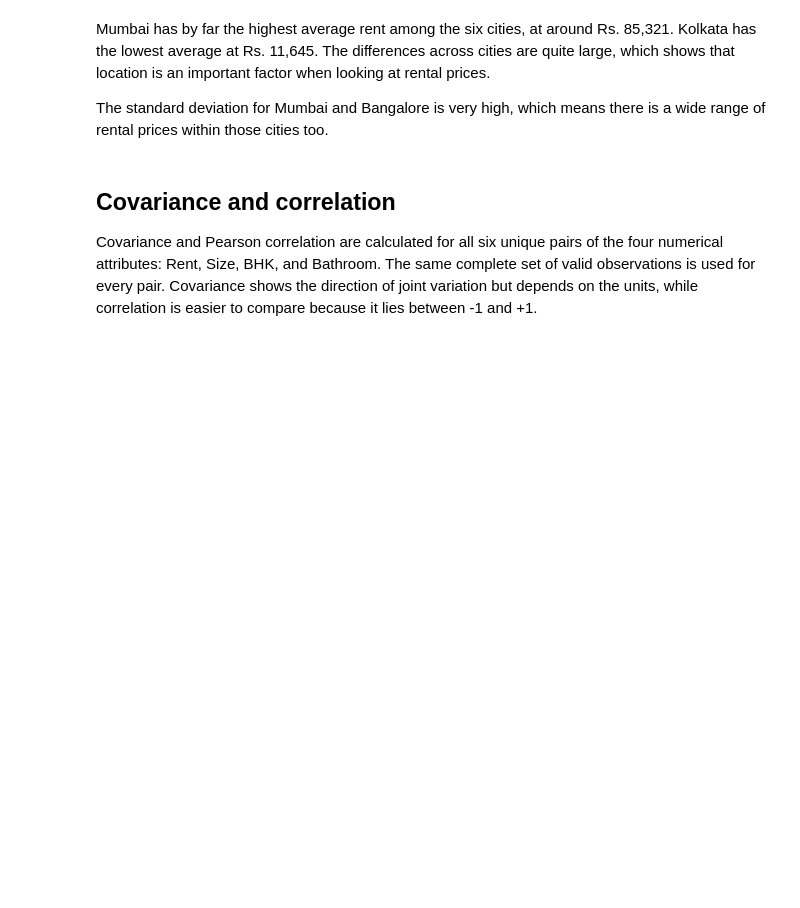
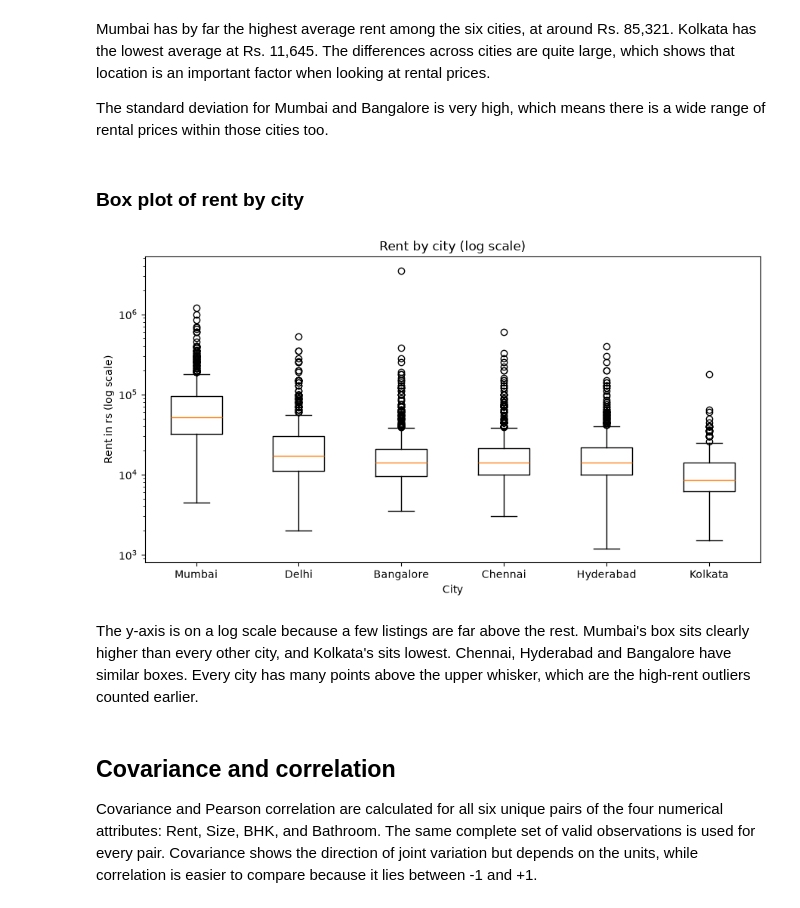
Before and after one commit to ishanKulkarni13/PAS_college, a Jupyter notebook: cp/property_location_rental_price_analysis.ipynb, the cells around one changed output. Drawn from its saved outputs; the diff is of its cells as text; code cells hidden in the pictures; blank space fills up the shorter version.

```diff
--- a/cp/property_location_rental_price_analysis.ipynb
+++ b/cp/property_location_rental_price_analysis.ipynb
@@ -306,6 +409,23 @@ plt.show()
 Mumbai has by far the highest average rent among the six cities, at around Rs. 85,321. Kolkata has the lowest average at Rs. 11,645. The differences across cities are quite large, which shows that location is an important factor when looking at rental prices.
 
 The standard deviation for Mumbai and Bangalore is very high, which means there is a wide range of rental prices within those cities too.
+# %% [markdown]
+### Box plot of rent by city
+# %%
+rent_by_city = [df[df["City"] == c]["Rent"] for c in cities]
+
+plt.figure(figsize=(9, 5))
+plt.boxplot(rent_by_city, tick_labels=cities)
+plt.yscale("log")
+plt.title("Rent by city (log scale)")
+plt.xlabel("City")
+plt.ylabel("Rent in rs (log scale)")
+plt.tight_layout()
+plt.show()
+# %% [output]
+[figure, added]
+# %% [markdown]
+The y-axis is on a log scale because a few listings are far above the rest. Mumbai's box sits clearly higher than every other city, and Kolkata's sits lowest. Chennai, Hyderabad and Bangalore have similar boxes. Every city has many points above the upper whisker, which are the high-rent outliers counted earlier.
 # %% [markdown]
 ## Covariance and correlation
 
```
Also changed, not shown: parts of 47 cells of this notebook, 23 other files.
